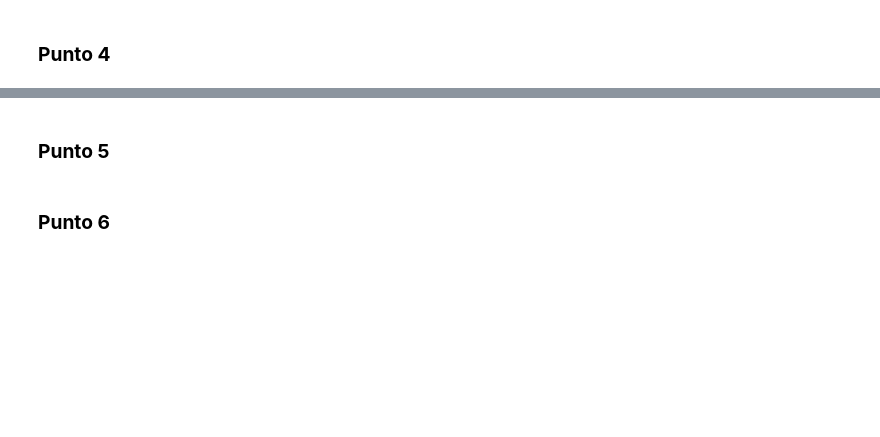
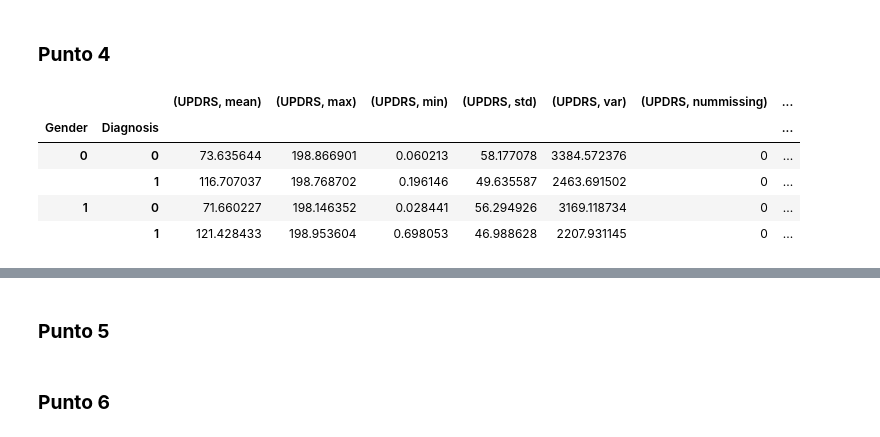
Before and after one commit to Lmarvq/Proyecto-1, a Jupyter notebook: Proyecto_1.ipynb, the cells around one changed output, grey strips where cells are left out. Drawn from its saved outputs; the diff is of its cells as text; code cells hidden in the pictures; blank space fills up the shorter version.

```diff
--- a/Proyecto_1.ipynb
+++ b/Proyecto_1.ipynb
@@ -948,2 +1007,49 @@ plt.show()
 # %% [markdown]
 ### **<span>Punto 4</span>**
+# %%
+def resumen_estadistico(df, grupos, columnas):
+    """
+    Calcula estadísticas descriptivas agrupadas por variables categóricas.
+
+    Parámetros
+    ----------
+    df : pandas.DataFrame
+        DataFrame que contiene los datos.
+    grupos : list
+        Lista de nombres de columnas por las que se agrupará el DataFrame (por ejemplo, ['Gender', 'Diagnosis']).
+    columnas : list
+        Lista de nombres de columnas numéricas sobre las que se calcularán las estadísticas.
+
+    Retorna
+    -------
+    pandas.DataFrame
+        DataFrame con estadísticas descriptivas agrupadas y nombres de columnas claros.
+    """
+
+    # Calcular estadísticas descriptivas
+    resumen = df.groupby(grupos)[columnas].agg([
+        "mean",          # media
+        "max",           # valor máximo
+        "min",           # valor mínimo
+        "std",           # desviación estándar
+        "var",           # varianza
+        lambda x: x.isna().sum(),  # número de valores faltantes
+        "count"          # número de valores no nulos
+    ])
+
+    # Renombrar la columna generada por lambda
+    resumen.columns = [
+        (col[0], col[1]) if col[1] != "<lambda_0>" else (col[0], "nummissing")
+        for col in resumen.columns
+    ]
+
+    return resumen
+# %%
+resumen_estadistico(df_csv,grupos=['Gender', 'Diagnosis'],columnas=['UPDRS'])
+# %% [output]
+|  |  | (UPDRS, mean) | (UPDRS, max) | (UPDRS, min) | (UPDRS, std) | (UPDRS, var) | (UPDRS, nummissing) | ... |
+| Gender | Diagnosis |  |  |  |  |  |  | ... |
+| 0 | 0 | 73.635644 | 198.866901 | 0.060213 | 58.177078 | 3384.572376 | 0 | ... |
+|  | 1 | 116.707037 | 198.768702 | 0.196146 | 49.635587 | 2463.691502 | 0 | ... |
+| 1 | 0 | 71.660227 | 198.146352 | 0.028441 | 56.294926 | 3169.118734 | 0 | ... |
+|  | 1 | 121.428433 | 198.953604 | 0.698053 | 46.988628 | 2207.931145 | 0 | ... |
```
Also changed, not shown: parts of 6 cells of this notebook.
